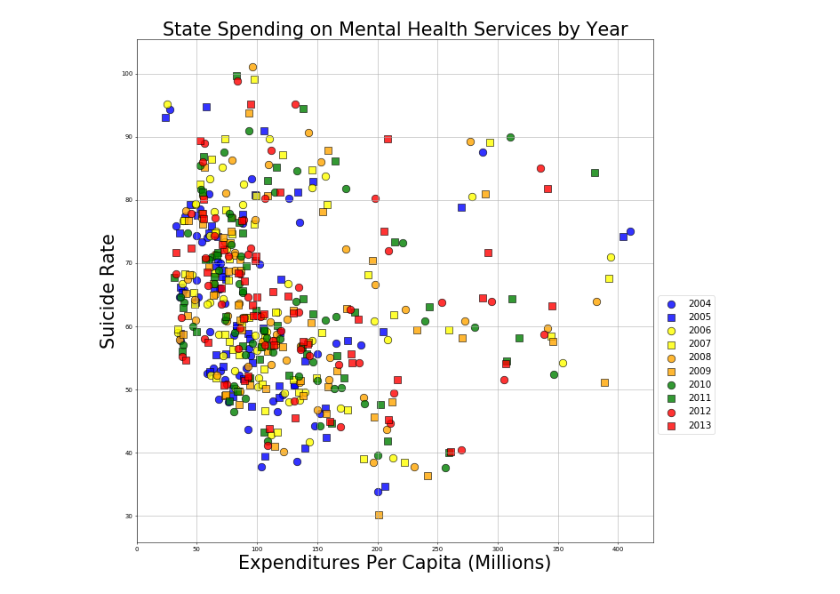
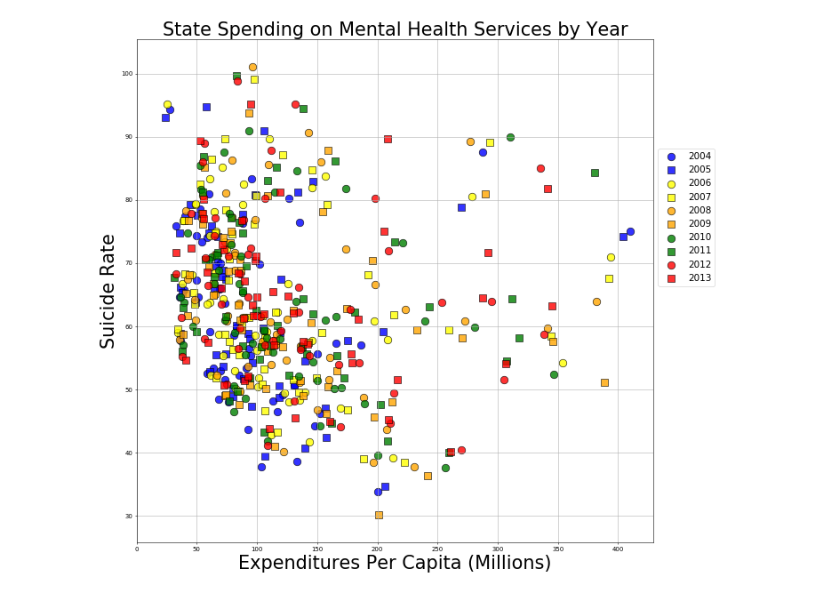
Before and after one commit to aeclaman/Project1, a Jupyter notebook: notebooks/Expenditure vs Suicide Rate.ipynb, the cells around one changed output. Saved outputs shown, nothing was run; the diff lists cells and outputs as text; code cells hidden in the pictures.

```diff
--- a/notebooks/Expenditure vs Suicide Rate.ipynb
+++ b/notebooks/Expenditure vs Suicide Rate.ipynb
@@ -89,33 +89,33 @@ suicide_rate_2013 = ourfiltered_suicide_df ['2013suic']
 
 plt.figure(figsize=(15,15), dpi=50)
 
 
 scatter_2004 = plt.scatter(Expenditures_2004,suicide_rate_2004, s= 150, marker= "o", facecolors="blue", edgecolors="black", alpha=.8)
 scatter_2005 = plt.scatter(Expenditures_2005, suicide_rate_2005,s= 150, marker= "s", facecolors="blue", edgecolors="black", alpha=.8)
 scatter_2006 = plt.scatter(Expenditures_2006, suicide_rate_2006,s= 150, marker= "o", facecolors="yellow", edgecolors="black", alpha=.8)
 scatter_2007 = plt.scatter(Expenditures_2007, suicide_rate_2007,s= 150, marker= "s", facecolors="yellow", edgecolors="black", alpha=.8)
 scatter_2008 = plt.scatter(Expenditures_2008, suicide_rate_2008,s= 150, marker= "o", facecolors="orange", edgecolors="black", alpha=.8)
 scatter_2009 = plt.scatter(Expenditures_2009, suicide_rate_2009,s= 150, marker= "s", facecolors="orange", edgecolors="black", alpha=.8)
 scatter_2010 = plt.scatter(Expenditures_2010, suicide_rate_2010,s= 150, marker= "o", facecolors="green", edgecolors="black", alpha=.8)
 scatter_2011 = plt.scatter(Expenditures_2011, suicide_rate_2011,s= 150, marker= "s", facecolors="green", edgecolors="black", alpha=.8)
 scatter_2012 = plt.scatter(Expenditures_2012, suicide_rate_2012,s= 150, marker= "o", facecolors="red", edgecolors="black", alpha=.8)
 scatter_2013 = plt.scatter(Expenditures_2013, suicide_rate_2013,s= 150, marker= "s", facecolors="red", edgecolors="black", alpha=.8)
 
 
 
 plt.title("State Spending on Mental Health Services by Year", fontsize = 30)
 plt.xlabel("Expenditures Per Capita (Millions)", fontsize=30)
 plt.ylabel("Suicide Rate", fontsize = 30)
 plt.grid()
 
 
 
 plt.legend((scatter_2004, scatter_2005, scatter_2006,scatter_2007,scatter_2008,scatter_2009, scatter_2010,scatter_2011,scatter_2012,scatter_2013),
-           ('2004', '2005', '2006','2007','2008', '2009', '2010', '2011','2012','2013'), loc =' right', bbox_to_anchor=(1, 0.5),
-           scatterpoints= 1,fontsize=15)
+           ('2004', '2005', '2006','2007','2008', '2009', '2010', '2011','2012','2013'), loc ='lower left', bbox_to_anchor=(1, 0.5),
+           scatterpoints= 1,fontsize=25)
 # Save Figure
 plt.savefig("../Images/State_Spending_Affects_On_Mental_Health.png")
 
 plt.show()
 # %% [output]
-[figure, old version]
+[figure, new version]
```
Also changed, not shown: parts of 1 cell of this notebook, 2 other files.
